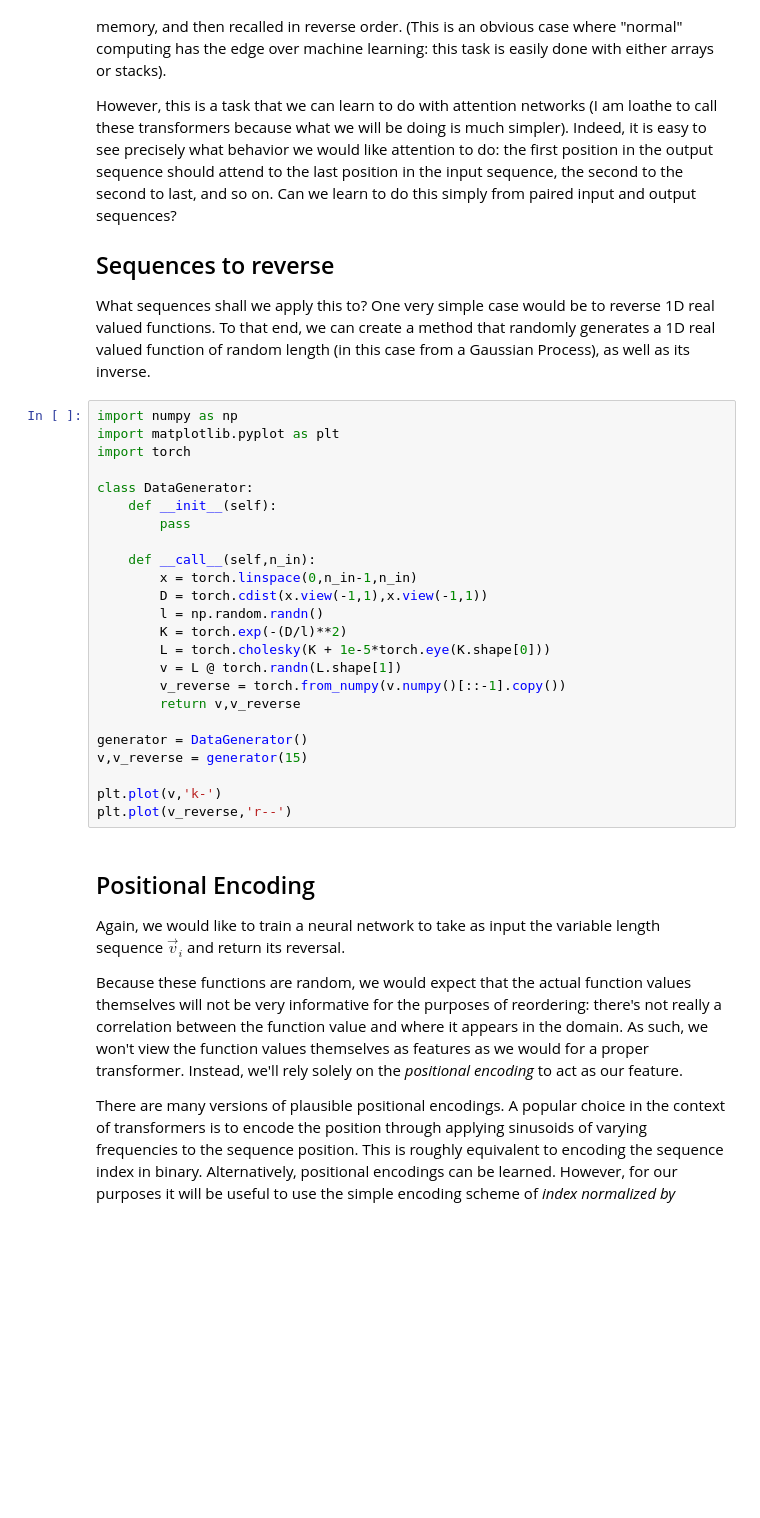
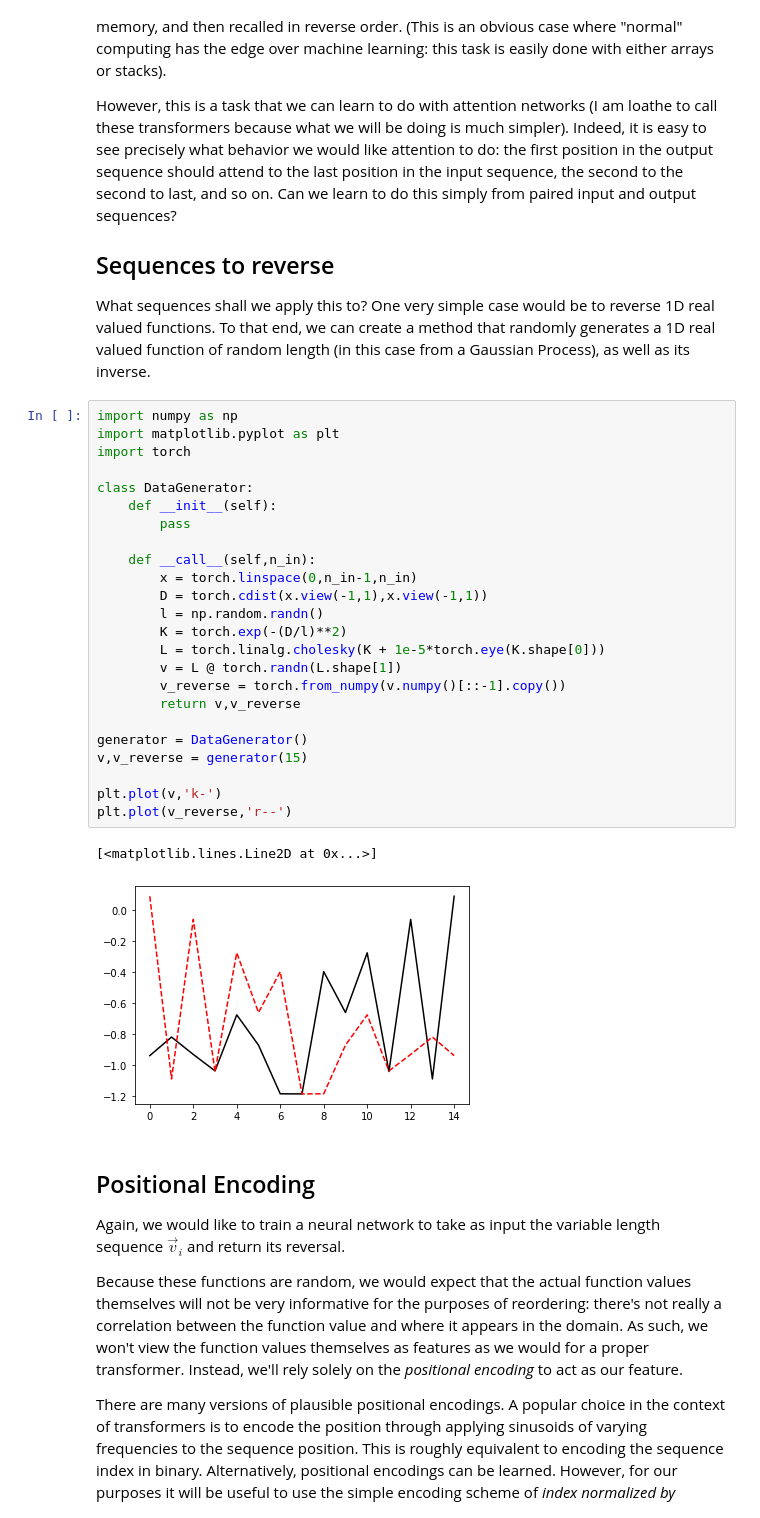
Before and after one commit to UMT-CSCI-591-Deep-Learning-2022/Week_7_Attention, a Jupyter notebook: ReverseNet.ipynb, the cells around one changed output. Cells and saved outputs as stored; diff of their text form; blank space fills up the shorter version.

```diff
--- a/ReverseNet.ipynb
+++ b/ReverseNet.ipynb
@@ -11,27 +11,30 @@ What sequences shall we apply this to?  One very simple case would be to reverse
 # %%
 import numpy as np
 import matplotlib.pyplot as plt
 import torch
 
 class DataGenerator:
     def __init__(self):
         pass
 
     def __call__(self,n_in):
         x = torch.linspace(0,n_in-1,n_in)
         D = torch.cdist(x.view(-1,1),x.view(-1,1))
         l = np.random.randn()
         K = torch.exp(-(D/l)**2)
-        L = torch.cholesky(K + 1e-5*torch.eye(K.shape[0]))
+        L = torch.linalg.cholesky(K + 1e-5*torch.eye(K.shape[0]))
         v = L @ torch.randn(L.shape[1])
         v_reverse = torch.from_numpy(v.numpy()[::-1].copy())
         return v,v_reverse
 
 generator = DataGenerator()
 v,v_reverse = generator(15)
 
 plt.plot(v,'k-')
 plt.plot(v_reverse,'r--')
+# %% [output]
+[<matplotlib.lines.Line2D at 0x...>]
+[figure, added]
 # %% [markdown]
 ## Positional Encoding
 
```
Also changed, not shown: parts of 5 cells of this notebook.
